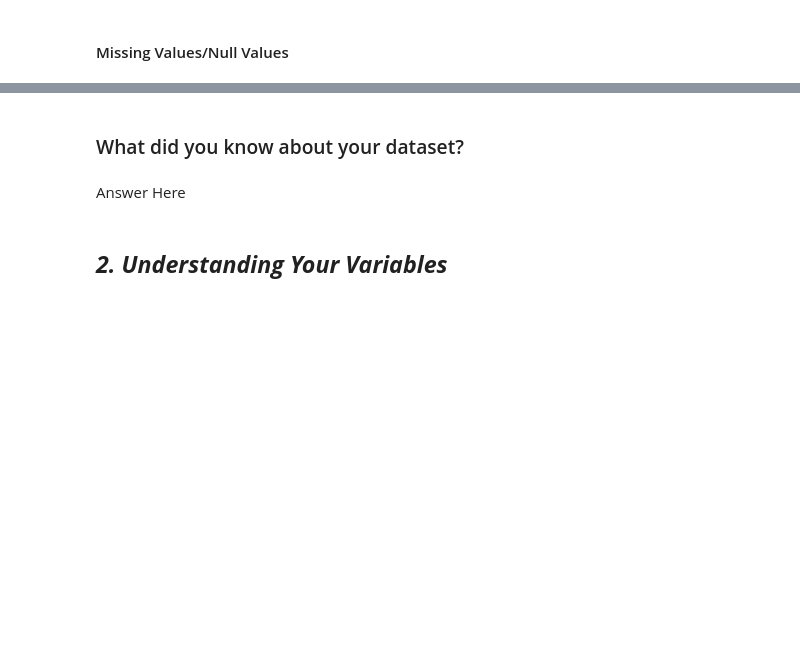
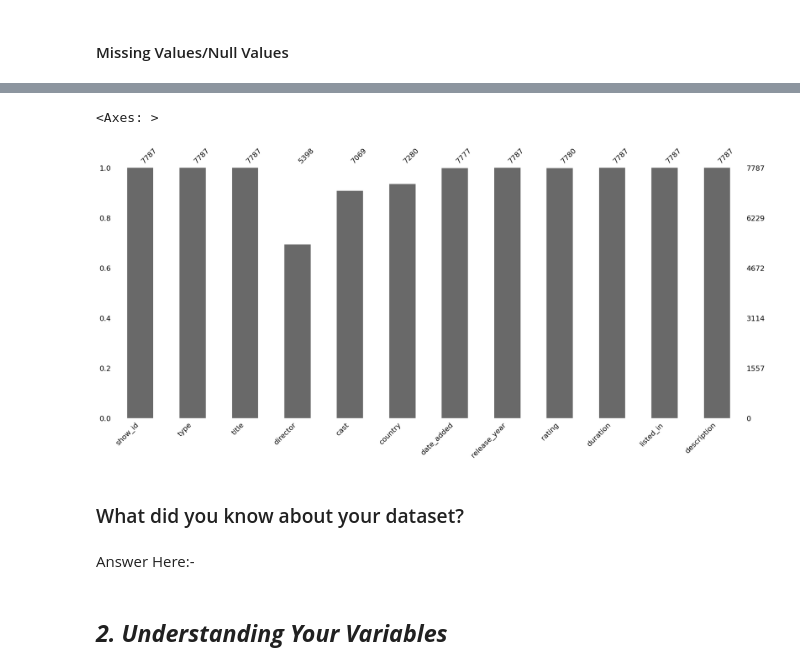
Before and after one commit to sanidhya1996/Unsupervised-ML., a Jupyter notebook: NETFLIX_MOVIES_AND_TV_SHOWS_CLUSTERING.ipynb, the cells around one changed output, grey strips where cells are left out. Drawn from its saved outputs; the diff is of its cells as text; code cells hidden in the pictures; blank space fills up the shorter version.

```diff
--- a/NETFLIX_MOVIES_AND_TV_SHOWS_CLUSTERING.ipynb
+++ b/NETFLIX_MOVIES_AND_TV_SHOWS_CLUSTERING.ipynb
@@ -107,7 +177,12 @@ M - Multivariate Analysis
+# %%
+msno.bar(df)
+# %% [output]
+<Axes: >
+[figure, added]
 # %% [markdown]
 ### What did you know about your dataset?
 # %% [markdown]
-Answer Here
+Answer Here:-
 # %% [markdown]
 ## ***2. Understanding Your Variables***
 # %%
```
Also changed, not shown: parts of 12 cells of this notebook.
